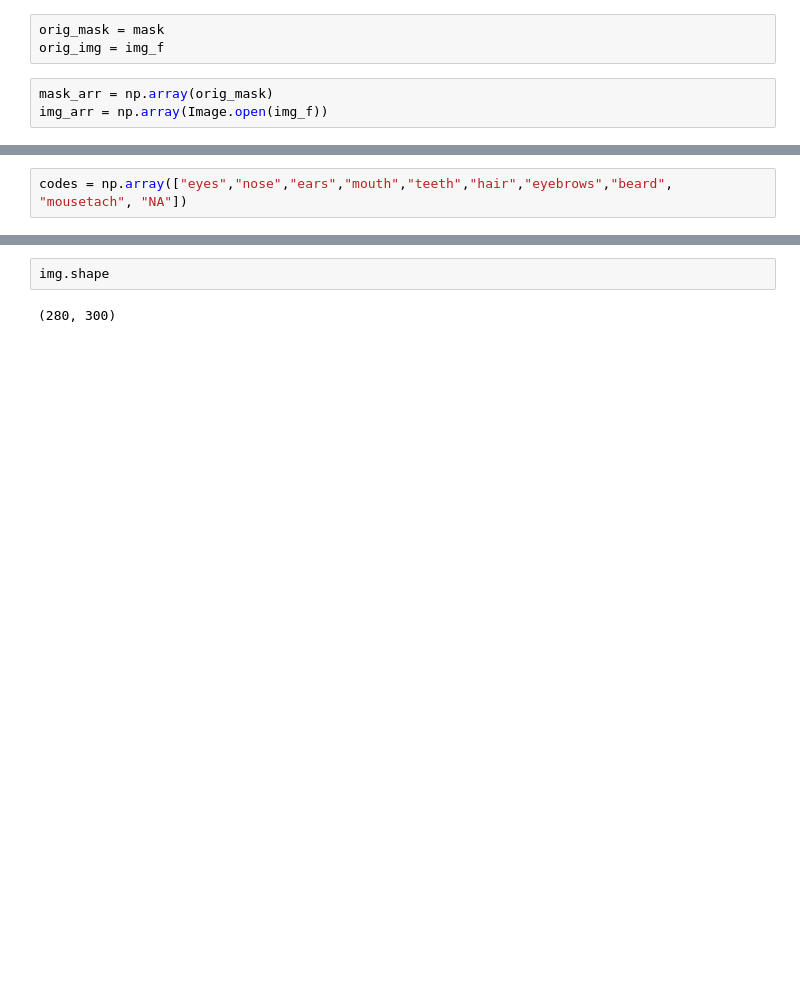
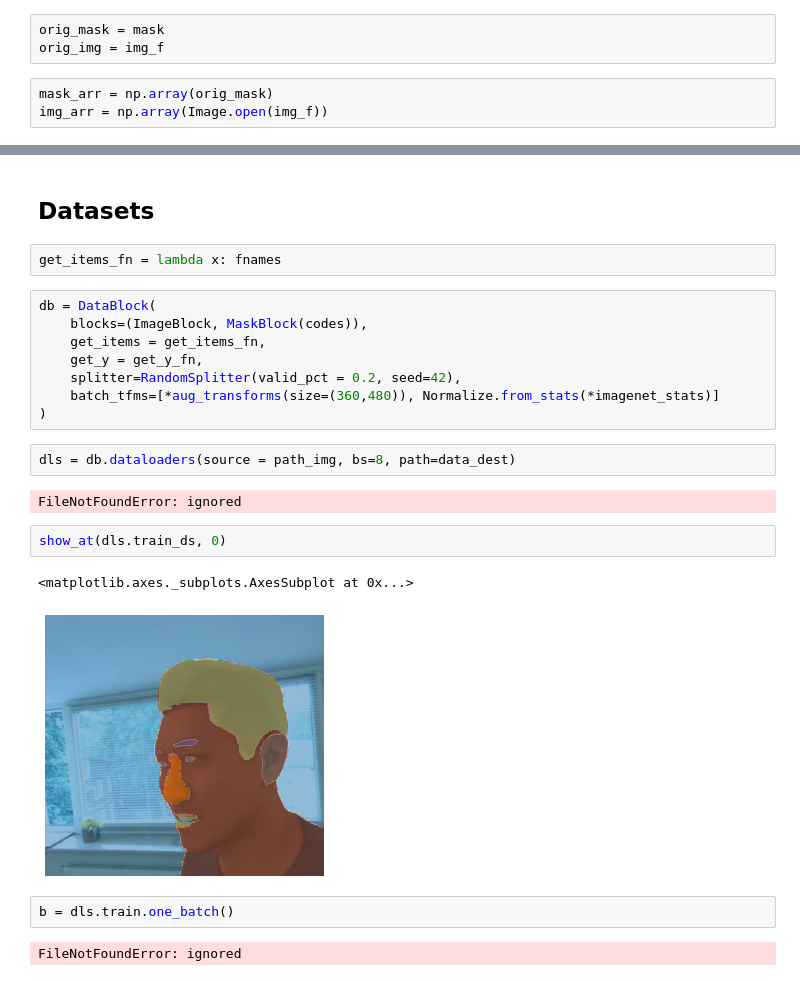
Before and after one commit to RGologorsky/fastai_proj, a Jupyter notebook: Image_Segmentation_Hair.ipynb, the cells around one changed output, grey strips where cells are left out. Cells and saved outputs as stored; diff of their text form; blank space fills up the shorter version.

```diff
--- a/Image_Segmentation_Hair.ipynb
+++ b/Image_Segmentation_Hair.ipynb
@@ -213,2 +211,0 @@ src_size, tensor(mask)
-# %%
-codes = np.array(["eyes","nose","ears","mouth","teeth","hair","eyebrows","beard", "mousetach", "NA"])
@@ -226,4 +212,25 @@ mask.shape
-# %%
-img.shape
-# %% [output]
-(280, 300)
+# %% [markdown]
+## Datasets
+# %%
+get_items_fn = lambda x: fnames
+# %%
+db = DataBlock(
+    blocks=(ImageBlock, MaskBlock(codes)),
+    get_items = get_items_fn,
+    get_y = get_y_fn,
+    splitter=RandomSplitter(valid_pct = 0.2, seed=42),
+    batch_tfms=[*aug_transforms(size=(360,480)), Normalize.from_stats(*imagenet_stats)]
+)
+# %%
+dls = db.dataloaders(source = path_img, bs=8, path=data_dest)
+# %% [output]
+FileNotFoundError: ignored
+# %%
+show_at(dls.train_ds, 0)
+# %% [output]
+<matplotlib.axes._subplots.AxesSubplot at 0x...>
+[figure, added]
+# %%
+b = dls.train.one_batch()
+# %% [output]
+FileNotFoundError: ignored
```
Also changed, not shown: parts of 49 cells of this notebook.
